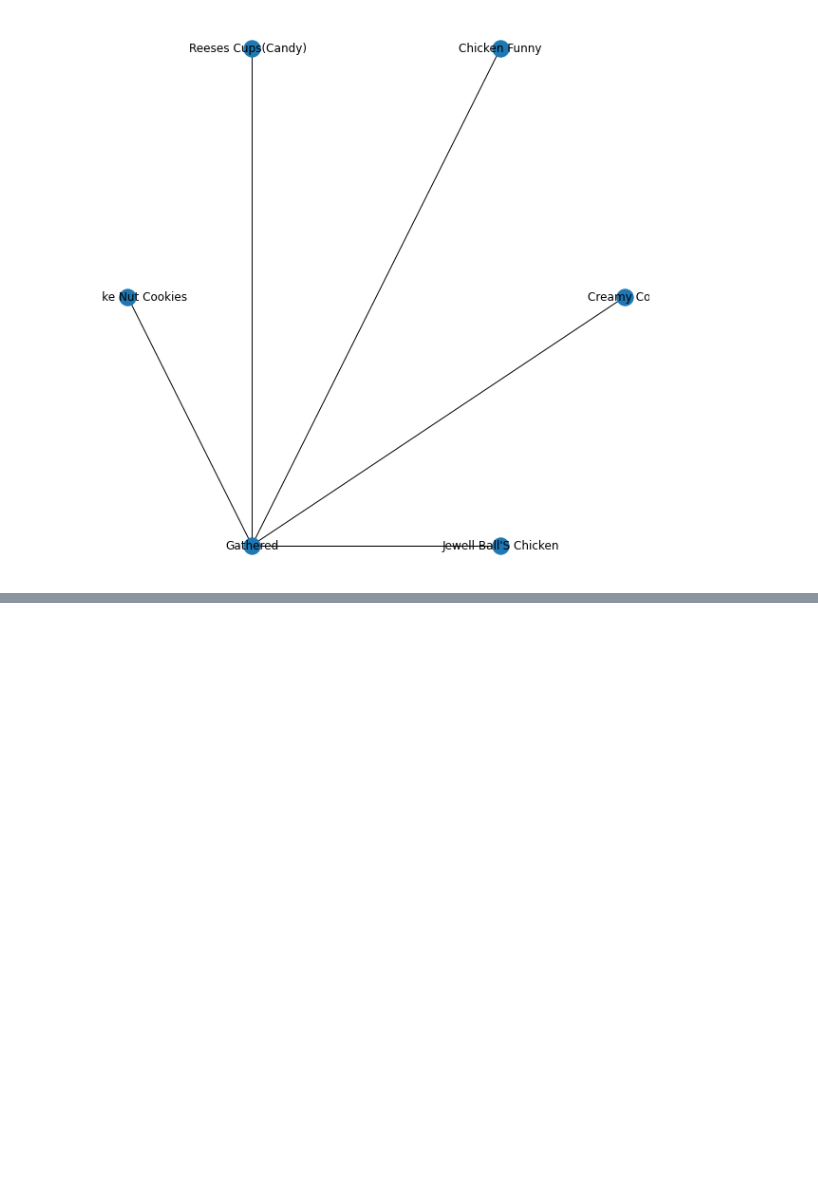
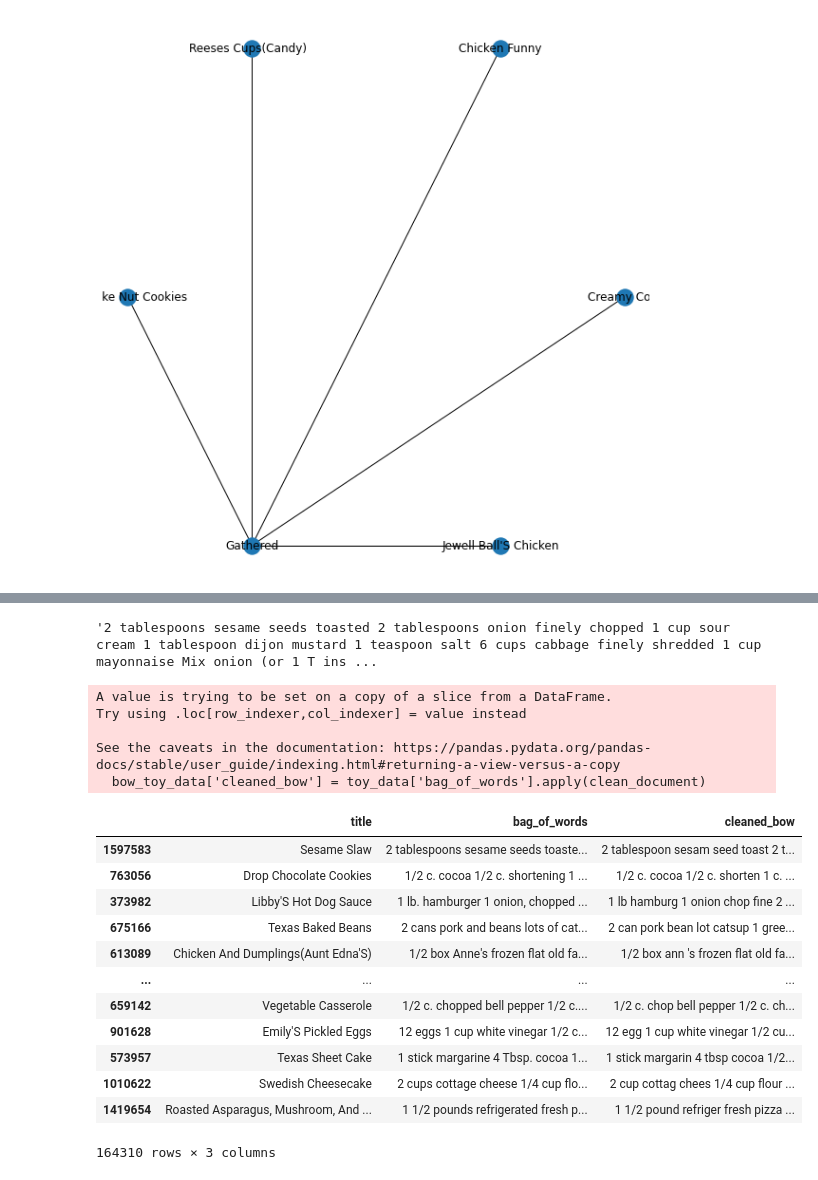
Before and after one commit to coxem14/Recipe-Recommender, a Jupyter notebook: capstone_3.ipynb, the cells around one changed output, grey strips where cells are left out. Cells and saved outputs as stored; diff of their text form; code cells hidden in the pictures; blank space fills up the shorter version.

```diff
--- a/capstone_3.ipynb
+++ b/capstone_3.ipynb
@@ -287,0 +252,3 @@ toy_data['bag_of_words'][0]
+# %%
+bow_toy_data = toy_data[['title','bag_of_words']]
+bow_toy_data.head()
@@ -287,0 +278,5 @@ toy_data['bag_of_words'][0]
+# %%
+toy_doc = documents[1597583]
+toy_doc
+# %% [output]
+'2 tablespoons sesame seeds toasted 2 tablespoons onion finely chopped 1 cup sour cream 1 tablespoon dijon mustard 1 teaspoon salt 6 cups cabbage finely shredded 1 cup mayonnaise Mix onion (or 1 T ins ...
@@ -287,0 +303,50 @@ toy_data['bag_of_words'][0]
+# %%
+def clean_document(document):
+    '''
+    Takes in a string.
+    Returns cleaned string.
+    '''
+    # lowercase the strings
+    doc_lower = document.lower()
+
+    #tokenize
+    tokens = word_tokenize(doc_lower)
+
+    # remove punctuation
+    punc = set(string.punctuation)
+    tokens_no_punc = [word for word in tokens if word not in punc]
+
+    # remove stopwords
+    s_words = set(stopwords.words('english'))
+    tokens_no_sw = [word for word in tokens_no_punc if word not in s_words]
+
+    # stem the words to get rid of multiple forms of the same word
+    porter = PS()
+    tokens_stemmed = [porter.stem(word) for word in tokens_no_sw]
+
+    # join all words into one string
+    cleaned_doc = ' '.join(tokens_stemmed)
+
+    return cleaned_doc
+# %%
+bow_toy_data['cleaned_bow'] = toy_data['bag_of_words'].apply(clean_document)
+bow_toy_data
+# %% [output]
+A value is trying to be set on a copy of a slice from a DataFrame.
+Try using .loc[row_indexer,col_indexer] = value instead
+
+See the caveats in the documentation: https://pandas.pydata.org/pandas-docs/stable/user_guide/indexing.html#returning-a-view-versus-a-copy
+  bow_toy_data['cleaned_bow'] = toy_data['bag_of_words'].apply(clean_document)
+|  | title | bag_of_words | cleaned_bow |
+| 1597583 | Sesame Slaw | 2 tablespoons sesame seeds toaste... | 2 tablespoon sesam seed toast 2 t... |
+| 763056 | Drop Chocolate Cookies | 1/2 c. cocoa 1/2 c. shortening 1 ... | 1/2 c. cocoa 1/2 c. shorten 1 c. ... |
+| 373982 | Libby'S Hot Dog Sauce | 1 lb. hamburger 1 onion, chopped ... | 1 lb hamburg 1 onion chop fine 2 ... |
+| 675166 | Texas Baked Beans | 2 cans pork and beans lots of cat... | 2 can pork bean lot catsup 1 gree... |
+| 613089 | Chicken And Dumplings(Aunt Edna'S) | 1/2 box Anne's frozen flat old fa... | 1/2 box ann 's frozen flat old fa... |
+| ... | ... | ... | ... |
+| 659142 | Vegetable Casserole | 1/2 c. chopped bell pepper 1/2 c.... | 1/2 c. chop bell pepper 1/2 c. ch... |
+| 901628 | Emily'S Pickled Eggs | 12 eggs 1 cup white vinegar 1/2 c... | 12 egg 1 cup white vinegar 1/2 cu... |
+| 573957 | Texas Sheet Cake | 1 stick margarine 4 Tbsp. cocoa 1... | 1 stick margarin 4 tbsp cocoa 1/2... |
+| 1010622 | Swedish Cheesecake | 2 cups cottage cheese 1/4 cup flo... | 2 cup cottag chees 1/4 cup flour ... |
+| 1419654 | Roasted Asparagus, Mushroom, And ... | 1 1/2 pounds refrigerated fresh p... | 1 1/2 pound refriger fresh pizza ... |
+164310 rows × 3 columns
```
Also changed, not shown: parts of 27 cells of this notebook.
